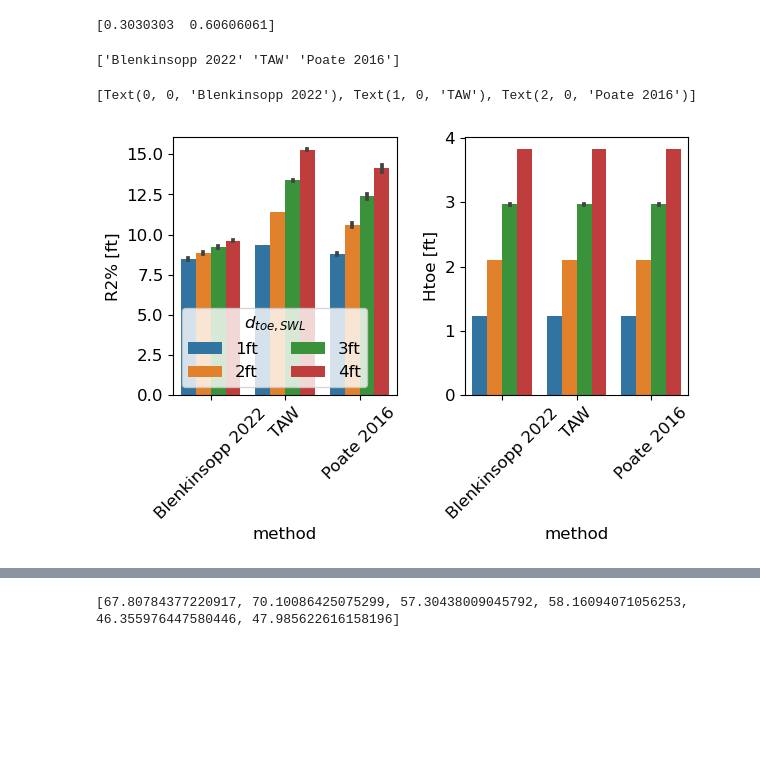
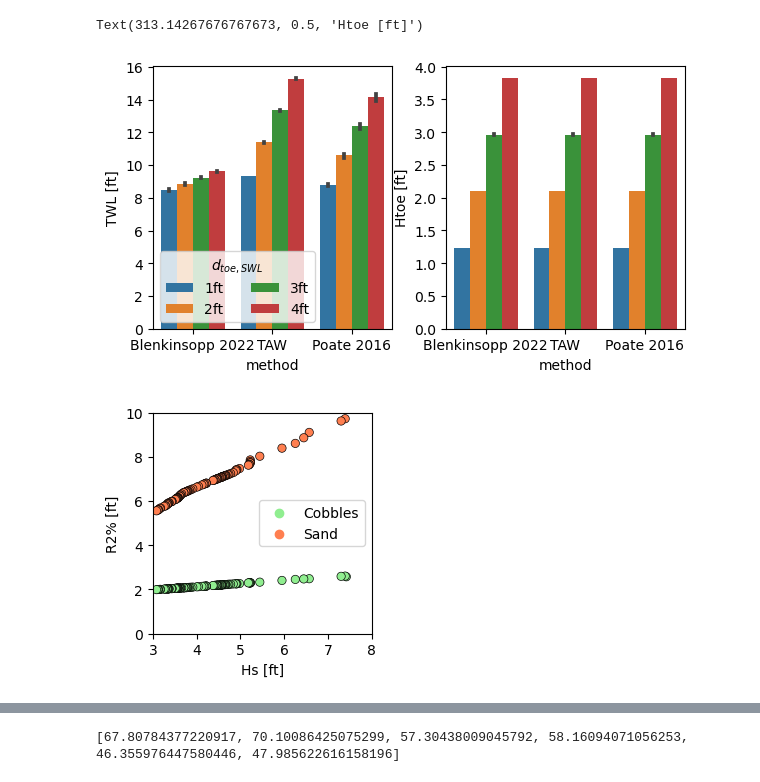
Before and after one commit to anellenson/py-wave-runup, a Jupyter notebook: ResultsPlotting.ipynb, the cells around one changed output, grey strips where cells are left out. Drawn from its saved outputs; the diff is of its cells as text; code cells hidden in the pictures; blank space fills up the shorter version.

Commit message:
more plotting

```diff
--- a/ResultsPlotting.ipynb
+++ b/ResultsPlotting.ipynb
@@ -34,68 +36,66 @@ df = load_scenario_data(scenario, Hs, Tp, returnperiod)
 df_stock = df.copy(deep=True)
 df_stock = df_stock.loc[(df_stock.scenario == 1) | (df_stock.scenario==2)]
 df = df.loc[(df.scenario==3) | (df.scenario==4)]
-print(df.dtoeSWL.unique())
 
-blen = py_wave_runup.models.Blenkinsopp2022(Hs=df.hs,beta=df.beta,bsand=df.bsand,bberm=df.bberm,dtoeSWL=df.dtoeSWL,Tp=df.tp,spectral_wave_period=True,h=10)
-euro = py_wave_runup.models.EurOtop2018(Hs=df.hs,beta=df.beta,bsand=df.bsand,bberm=df.bberm,dtoeSWL=df.dtoeSWL,Tp=df.tp,spectral_wave_period=True,h=10)
-poate = py_wave_runup.models.Poate2016(Hs=df.hs,beta=df.beta,bsand=df.bsand,bberm=df.bberm,dtoeSWL=df.dtoeSWL,Tp=df.tp,spectral_wave_period=True,h=10)
-stock = py_wave_runup.models.Stockdon2006(Hs=df_stock.hs,beta=df_stock.beta,bsand=df_stock.bsand,bberm=df_stock.bberm,dtoeSWL=df_stock.dtoeSWL,Tp=df_stock.tp,spectral_wave_period=True,h=10)
+blen = py_wave_runup.models.Blenkinsopp2022(Hs=df.hs,beta=df.beta,bsand=df.bsand,bberm=df.bberm,dtoeSWL=df.dtoeSWL,Tp=df.tp,spectral_wave_period=True,h=9.648)
+euro = py_wave_runup.models.EurOtop2018(Hs=df.hs,beta=df.beta,bsand=df.bsand,bberm=df.bberm,dtoeSWL=df.dtoeSWL,Tp=df.tp,spectral_wave_period=True,h=9.648)
+poate = py_wave_runup.models.Poate2016(Hs=df.hs,beta=df.beta,bsand=df.bsand,bberm=df.bberm,dtoeSWL=df.dtoeSWL,Tp=df.tp,spectral_wave_period=True,h=9.648)
+stock = py_wave_runup.models.Stockdon2006(Hs=df_stock.hs,beta=df_stock.beta,bsand=df_stock.bsand,bberm=df_stock.bberm,dtoeSWL=df_stock.dtoeSWL,Tp=df_stock.tp,spectral_wave_period=True,h=9.648)
 
 df_taw = df.copy(deep=True)
 df_poate = df.copy(deep=True)
 
 df_stock['r2'] = stock.R2*3.28
 df_stock['TWL'] = stock.R2*3.28 + MHHW + setup
-df_stock['method'] = ['Stockdon'] * len(df_stock.hs)
+df_stock['method'] = ['Sand'] * len(df_stock.hs)
 
 
 df['r2'] = (blen.R2_eq21)*3.28
 df_taw['r2'] = (euro.R2(gamma_f=0.70))*3.28
 df_poate['r2'] = (poate.R2())*3.28
 
-
 df['TWL'] = blen.R2_eq21*3.28 + MHHW + setup
 df_taw['TWL'] = (euro.R2(gamma_f=0.70))*3.28 + MHHW + setup
 df_poate['TWL'] = (poate.R2())*3.28 + MHHW + setup
 
 
-df['method'] = ['Blenkinsopp 2022'] * len(df.hs)
+df['method'] = ['Cobbles'] * len(df.hs)
+df_taw['method'] = ['TAW'] * len(df.hs)
 df_poate['method'] = ['Poate 2016'] * len(df.hs)
-df_taw['method'] = ['TAW'] * len(df.hs)
-
 
 df_full = pd.concat([df, df_taw, df_poate, df_stock])
 df_full['hs'] = df_full['hs']*3.28
 df_full['htoe'] = blen.Htoe*3.28
-# %% [output]
-[0.3030303  0.60606061]
 # %%
-fig, ax = pl.subplots(1,2)
-pl.tight_layout()
-fig.set_size_inches(6,3)
-a = sns.barplot(x='method',y='TWL', data=df_full[(df_full.transect==i+1)&(df_full.returnperiod==10)&(df_full.dtoeSWL<300)],hue='dtoeSWL',ax=ax[0])
-legend_labels, _= ax[0].get_legend_handles_labels()
-ax[0].legend(legend_labels,['1ft','2ft','3ft','4ft'],title=r'$d_{toe,SWL}$',ncol=2, loc=3)
-ax[0].set_ylabel('R2% [ft]')
-ax[0].set_xticklabels(df_full.method.unique(),rotation = 45)
+# Run this cell for dtoe plots using dtoescenarios.csv
+# i=0
+# fig, ax = pl.subplots(1,2)
+# pl.tight_layout()
+# fig.set_size_inches(6,3)
+# a = sns.barplot(x='method',y='TWL', data=df_full[(df_full.transect==i+1)&(df_full.returnperiod==10)&(df_full.dtoeSWL<300)],hue='dtoeSWL',ax=ax[0])
+# legend_labels, _= ax[0].get_legend_handles_labels()
+# ax[0].legend(legend_labels,['1ft','2ft','3ft','4ft'],title=r'$d_{toe,SWL}$',ncol=2, loc=3)
+# ax[0].set_ylabel('TWL [ft]')
+# #ax[0].set_xticklabels(df_full.method.unique(),rotation = 45)
 
-a = sns.barplot(x='method',y='htoe', data=df_full[(df_full.transect==i+1)&(df_full.returnperiod==10)&(df_full.dtoeSWL<300)],hue='dtoeSWL',ax=ax[1])
-ax[1].legend_.remove()
-ax[1].set_ylabel('Htoe [ft]')
-ax[1].set_xticklabels(df_full.method.unique(),rotation = 45)
+# a = sns.barplot(x='method',y='htoe', data=df_full[(df_full.transect==i+1)&(df_full.returnperiod==10)&(df_full.dtoeSWL<300)],hue='dtoeSWL',ax=ax[1])
+# ax[1].legend_.remove()
+# ax[1].set_ylabel('Htoe [ft]')
+# #ax[1].set_xticklabels(df_full.method.unique(),rotation = 45)
 # %% [output]
-['Blenkinsopp 2022' 'TAW' 'Poate 2016']
+Text(313.14267676767673, 0.5, 'Htoe [ft]')
-[Text(0, 0, 'Blenkinsopp 2022'), Text(1, 0, 'TAW'), Text(2, 0, 'Poate 2016')]
-[figure, old version]
+[figure, new version]
 # %%
 #Run this for continuous data plot
-# fig, ax = pl.subplots(1,1)
-# a = sns.scatterplot(x='hs',y='r2',hue='method',data=df_full)
-# pl.legend(loc='upper left')
-# ax.set_xlabel('Hs [ft]')
-# ax.set_ylabel('R2% [ft]')
-# ax.set_xlim((3,8))
-# ax.set_ylim((0,10))
-# pl.savefig('hsvsr2vsmethod.png')
+fig, ax = pl.subplots(1,1, figsize=(3,3), tight_layout = {'rect':[0,0,1, 1]})
+a = sns.scatterplot(x='hs',y='r2',hue='method',palette=['lightgreen','coral'],data=df_full[(df_full.method=='Cobbles')|(df_full.method=='Sand')],edgecolor='k')
+ax.legend(loc='center right')
+ax.set_xlabel('Hs [ft]')
+ax.set_ylabel('R2% [ft]')
+ax.set_xlim((3,8))
+ax.set_ylim((0,10))
+pl.savefig('hsvsr2vsmethod.png')
+# %% [output]
+[figure, added]
 # %%
 # #Run this for scenario plotting
```
Also changed, not shown: parts of 4 cells of this notebook, 18 other files.
